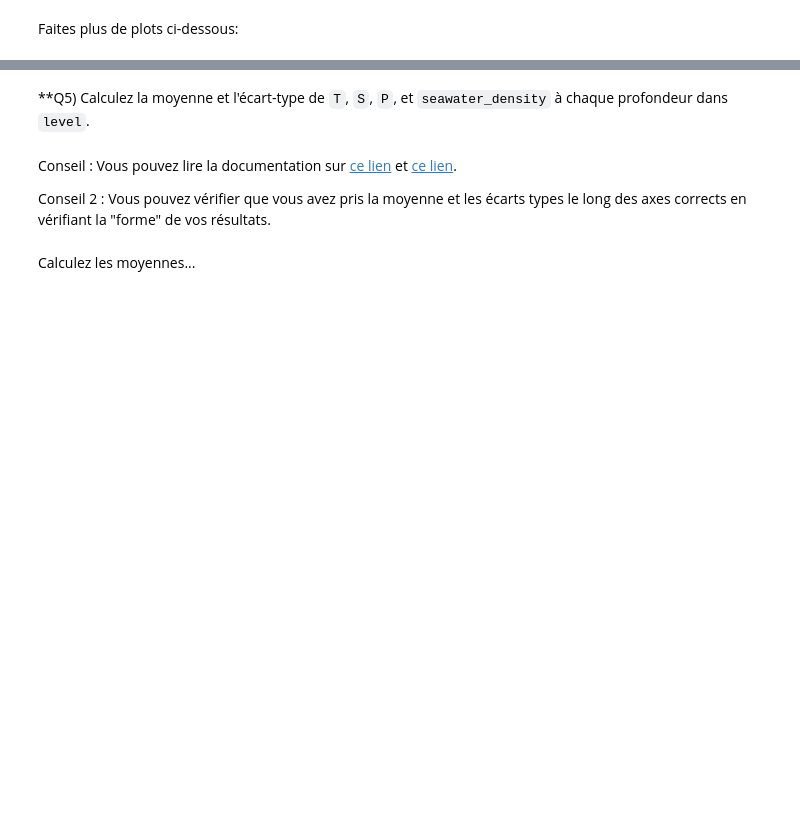
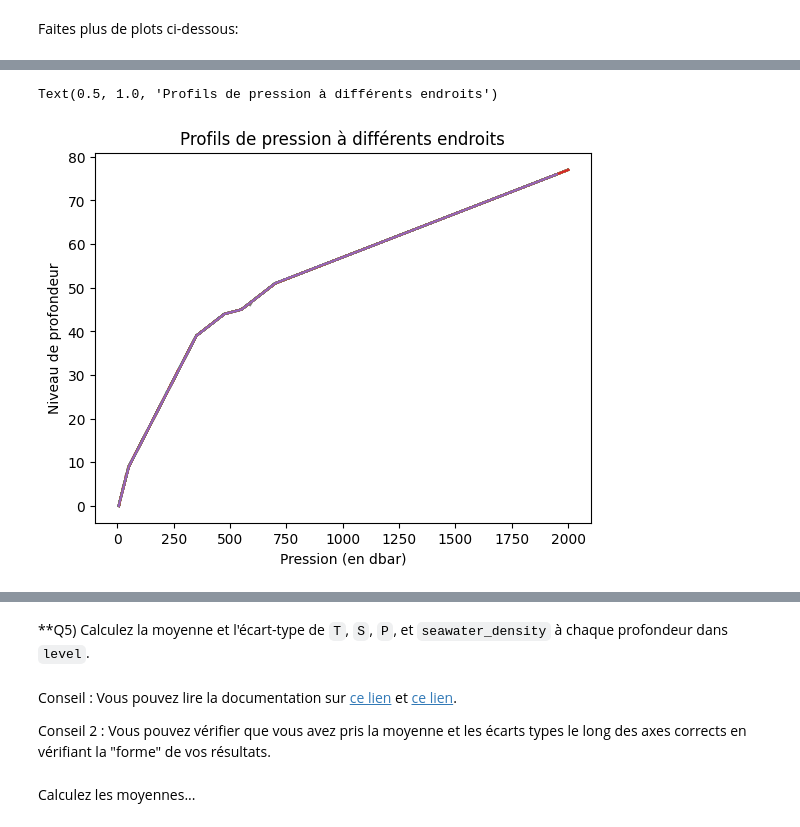
Before and after one commit to Luca-wirthner/2024_Geoinformatique_I, a Jupyter notebook: Geoinformatique_I/IP/Exercices_IP/S4_IP_exercice.ipynb, the cells around one changed output, grey strips where cells are left out. Saved outputs shown, nothing was run; the diff lists cells and outputs as text; code cells hidden in the pictures; blank space fills up the shorter version.

```diff
--- a/Geoinformatique_I/IP/Exercices_IP/S4_IP_exercice.ipynb
+++ b/Geoinformatique_I/IP/Exercices_IP/S4_IP_exercice.ipynb
@@ -287,0 +299,8 @@ Faites plus de plots ci-dessous:
+# %%
+plt.plot(P,level)
+plt.xlabel("Pression (en dbar)")
+plt.ylabel("Niveau de profondeur")
+plt.title("Profils de pression à différents endroits")
+# %% [output]
+Text(0.5, 1.0, 'Profils de pression à différents endroits')
+[figure, added]
```
Also changed, not shown: parts of 6 cells of this notebook.
